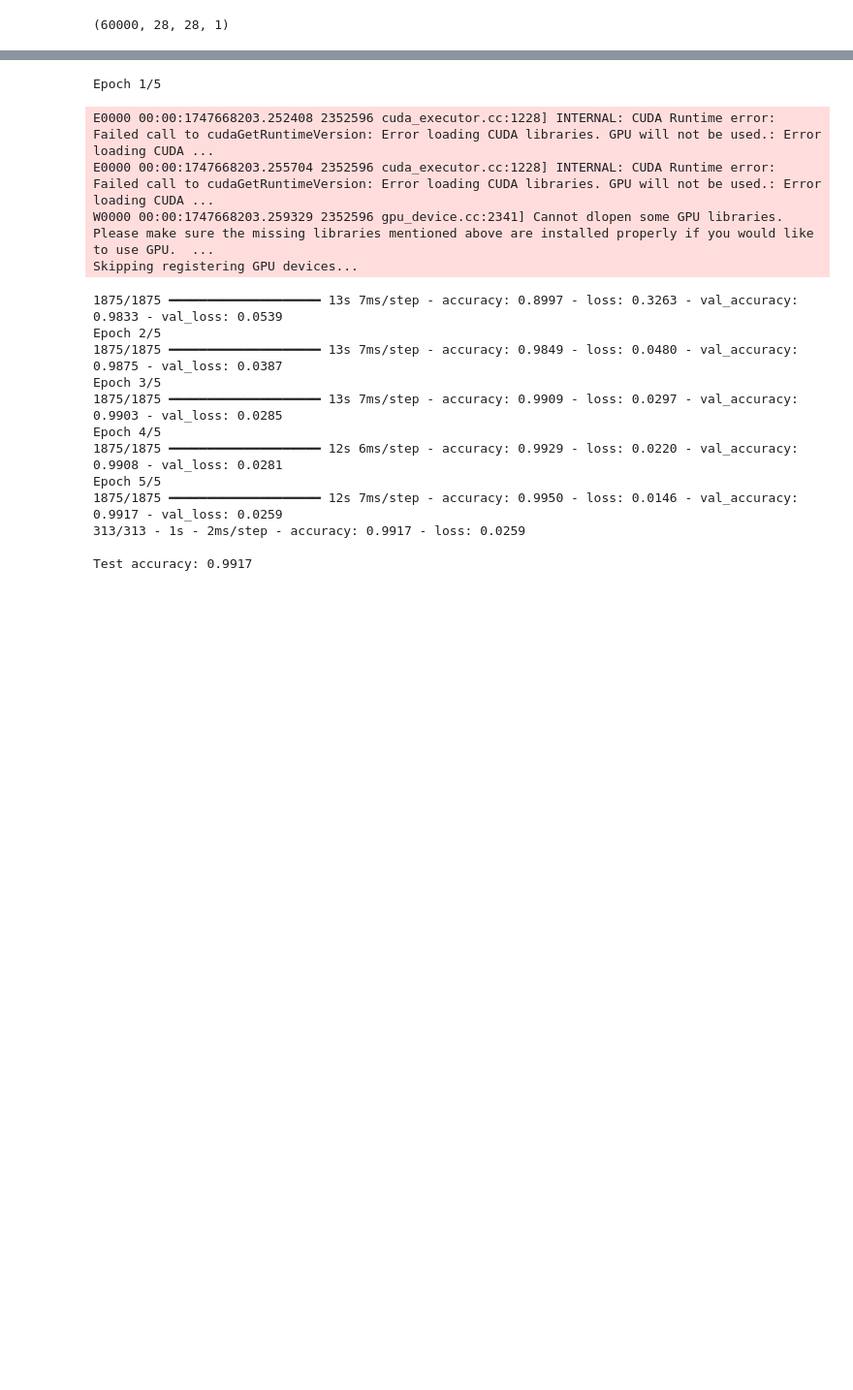
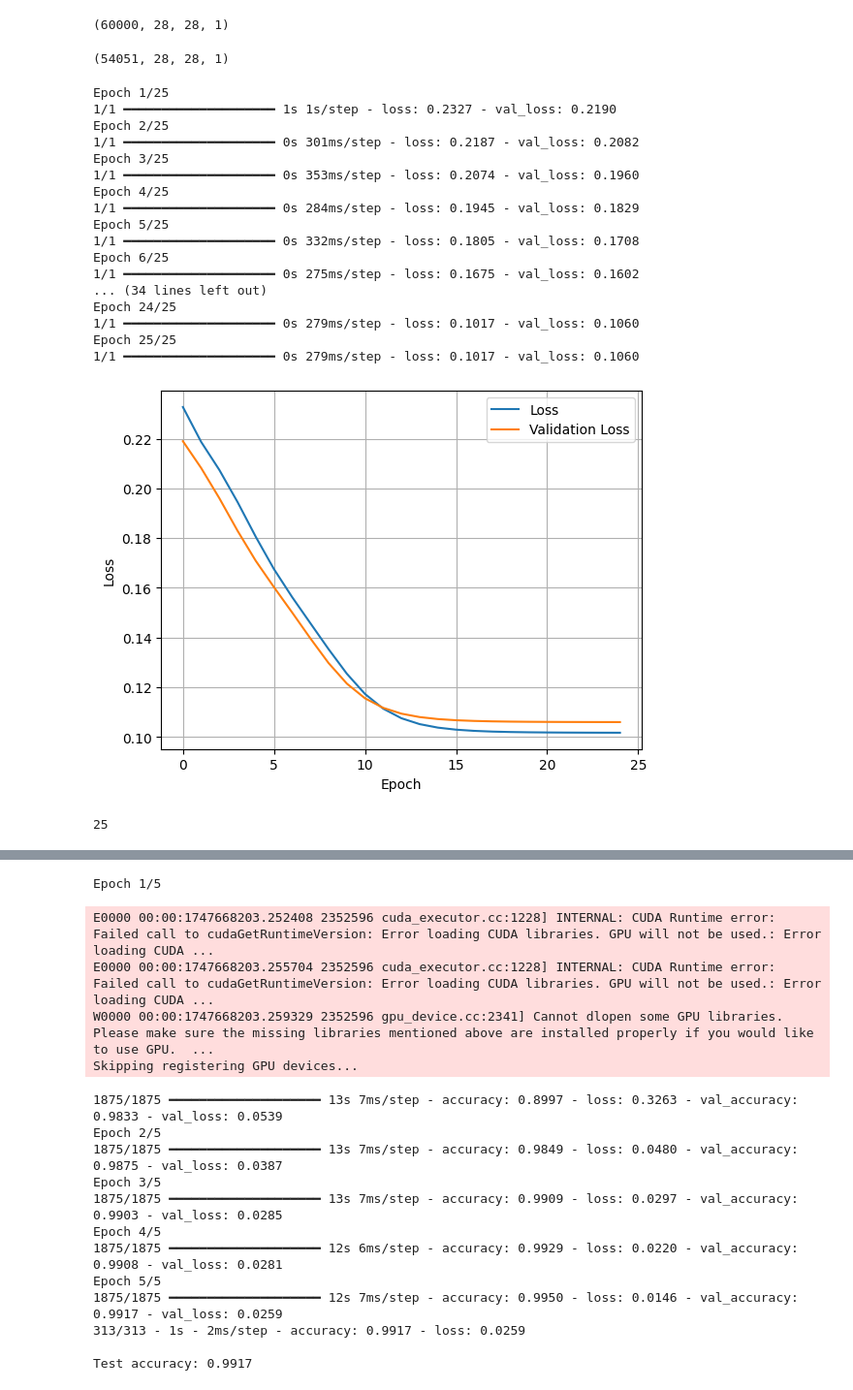
Before and after one commit to hhsherlock/Spiking_NN, a Jupyter notebook: convolutional_NN/CNN.ipynb, the cells around one changed output, grey strips where cells are left out. Shown at 97% size. Cells and saved outputs as stored; diff of their text form; code cells hidden in the pictures; blank space fills up the shorter version.

```diff
--- a/convolutional_NN/CNN.ipynb
+++ b/convolutional_NN/CNN.ipynb
@@ -40,3 +27,5 @@ x_test = x_test[..., tf.newaxis]
 x_train.shape
 # %% [output]
 (60000, 28, 28, 1)
+# %%
+x_train_nine = x_train[y_train == 9]
@@ -42,0 +34,66 @@ x_train.shape
+# %%
+x_train_other.shape
+# %% [output]
+(54051, 28, 28, 1)
+# %%
+x_train_nine = x_train_nine[:200]
+# %%
+input = layers.Input(shape=(28,28,1))
+
+x = layers.Conv2D(32, 3, activation='relu', padding='same')(input)
+x = layers.MaxPooling2D()(x)
+x = layers.Conv2D(64, 3, activation='relu', padding='same')(x)
+encoded = layers.MaxPooling2D()(x)
+
+x = layers.Conv2DTranspose(64, 3, activation='relu', padding='same')(encoded)
+x = layers.UpSampling2D()(x)
+x = layers.Conv2DTranspose(32, 3, activation='relu', padding='same')(x)
+x = layers.UpSampling2D()(x)
+decoded = layers.Conv2D(1, 3, activation='sigmoid', padding='same')(x)
+
+autoencoder = models.Model(input, decoded)
+autoencoder.compile(optimizer='adam', loss='mse')
+# %%
+history = autoencoder.fit(
+    x_train_nine, x_train_nine,  # input = output
+    epochs=25,
+    batch_size=200,
+    shuffle=True,
+    validation_split=0.1
+)
+
+losses = history.history['loss']
+val_losses = history.history['val_loss']
+
+
+# Plot training history
+plt.plot(history.history['loss'], label='Loss')
+plt.plot(history.history['val_loss'], label='Validation Loss')
+plt.xlabel('Epoch')
+plt.ylabel('Loss')
+plt.legend()
+plt.grid(True)
+plt.show()
+# %% [output]
+Epoch 1/25
+1/1 ━━━━━━━━━━━━━━━━━━━━ 1s 1s/step - loss: 0.2327 - val_loss: 0.2190
+Epoch 2/25
+1/1 ━━━━━━━━━━━━━━━━━━━━ 0s 301ms/step - loss: 0.2187 - val_loss: 0.2082
+Epoch 3/25
+1/1 ━━━━━━━━━━━━━━━━━━━━ 0s 353ms/step - loss: 0.2074 - val_loss: 0.1960
+Epoch 4/25
+1/1 ━━━━━━━━━━━━━━━━━━━━ 0s 284ms/step - loss: 0.1945 - val_loss: 0.1829
+Epoch 5/25
+1/1 ━━━━━━━━━━━━━━━━━━━━ 0s 332ms/step - loss: 0.1805 - val_loss: 0.1708
+Epoch 6/25
+1/1 ━━━━━━━━━━━━━━━━━━━━ 0s 275ms/step - loss: 0.1675 - val_loss: 0.1602
+... (34 lines left out)
+Epoch 24/25
+1/1 ━━━━━━━━━━━━━━━━━━━━ 0s 279ms/step - loss: 0.1017 - val_loss: 0.1060
+Epoch 25/25
+1/1 ━━━━━━━━━━━━━━━━━━━━ 0s 279ms/step - loss: 0.1017 - val_loss: 0.1060
+[figure, added]
+# %%
+len(losses[0])
+# %% [output]
+25
```
Also changed, not shown: parts of 17 cells of this notebook, 45 other files.
